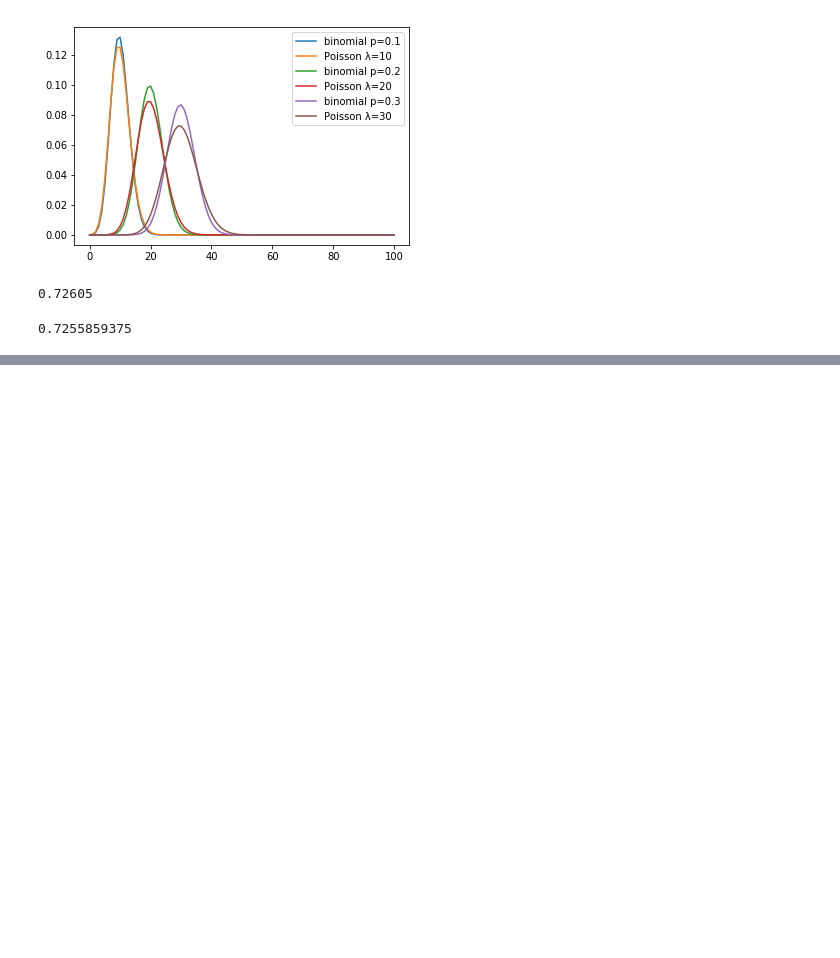
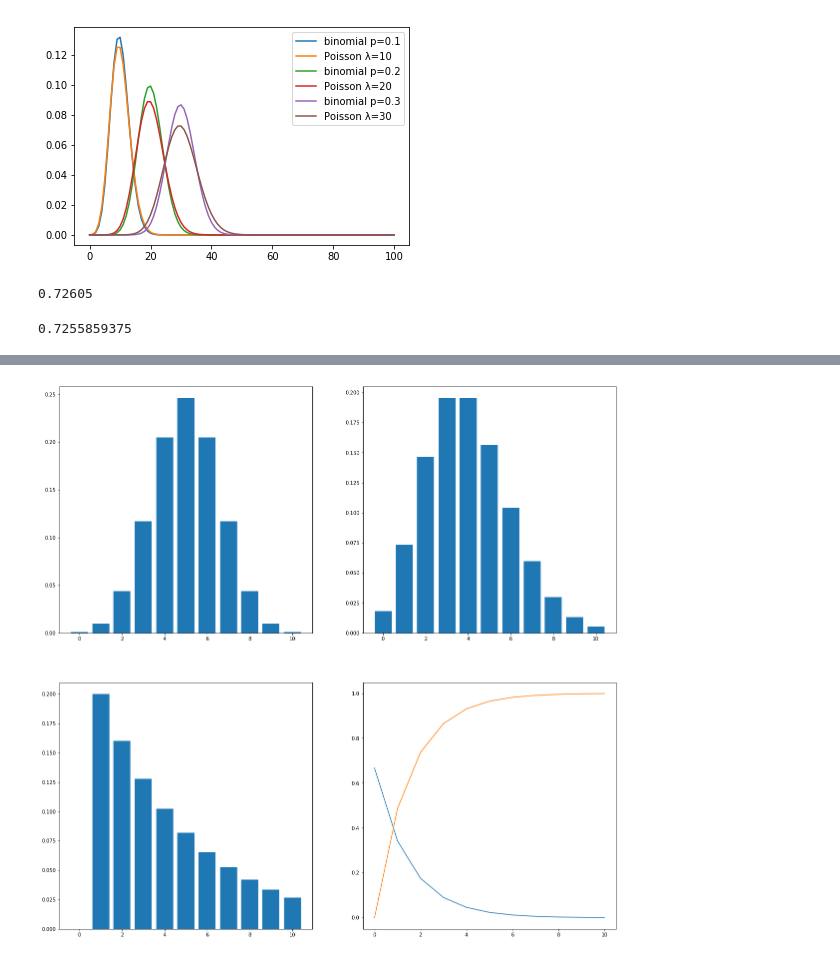
Before and after one commit to lynn0503/Notes-backup, a Jupyter notebook: Probability and Statistics.ipynb, the cells around one changed output, grey strips where cells are left out. Drawn from its saved outputs; the diff is of its cells as text; code cells hidden in the pictures; blank space fills up the shorter version.

```diff
--- a/Probability and Statistics.ipynb
+++ b/Probability and Statistics.ipynb
@@ -138,0 +180,27 @@ bookie_prob(10,5,3)
+# %%
+fig=plt.figure(figsize=(20,20))
+x=np.arange(11)
+# 二项分布
+binomial_distribution=B(10,0.5)
+y=binomial_distribution.pmf(x)
+plt.subplot(221)
+plt.bar(x,y)
+# 泊松分布
+poisson_distribution=P(4)
+y=poisson_distribution.pmf(x)
+plt.subplot(222)
+plt.bar(x,y)
+# 几何分布，第k次实现
+geom_distribution=G(0.2)
+y=geom_distribution.pmf(x)
+plt.subplot(223)
+plt.bar(x,y)
+# 指数分布,scale为标准差
+exp_distribution=E(scale=1.5)
+y=exp_distribution.pdf(x)
+plt.subplot(224)
+plt.plot(x,y)
+plt.plot(x,exp_distribution.cdf(x))
+plt.show()
+# %% [output]
+[figure, added]
```
Also changed, not shown: parts of 6 cells of this notebook.
